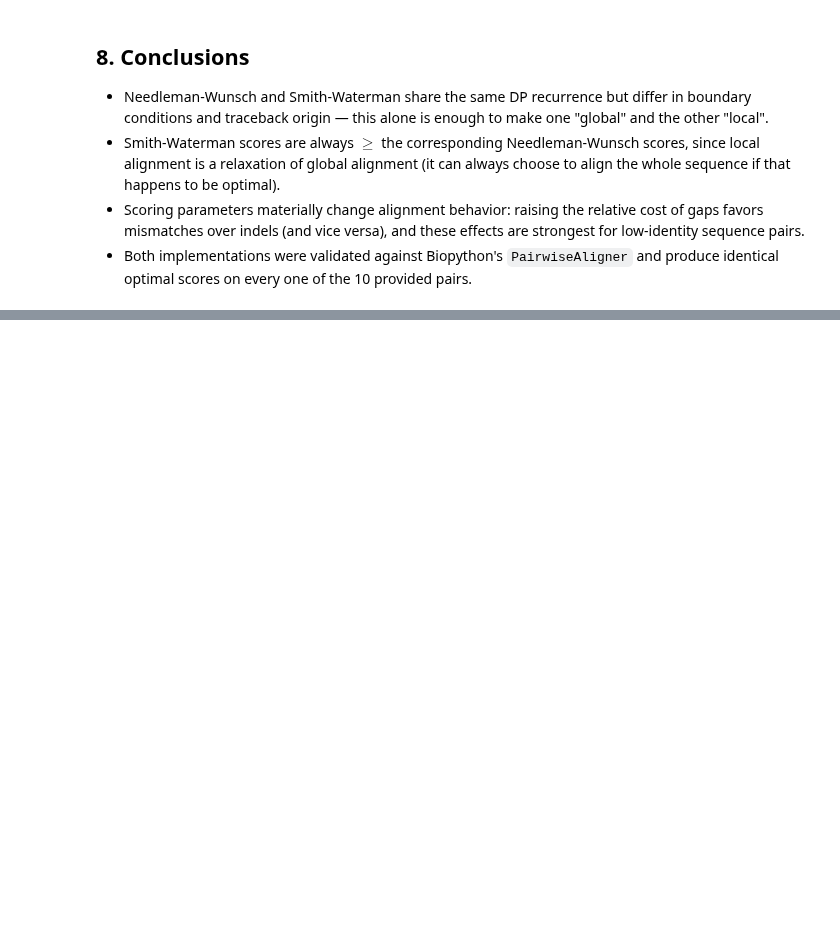
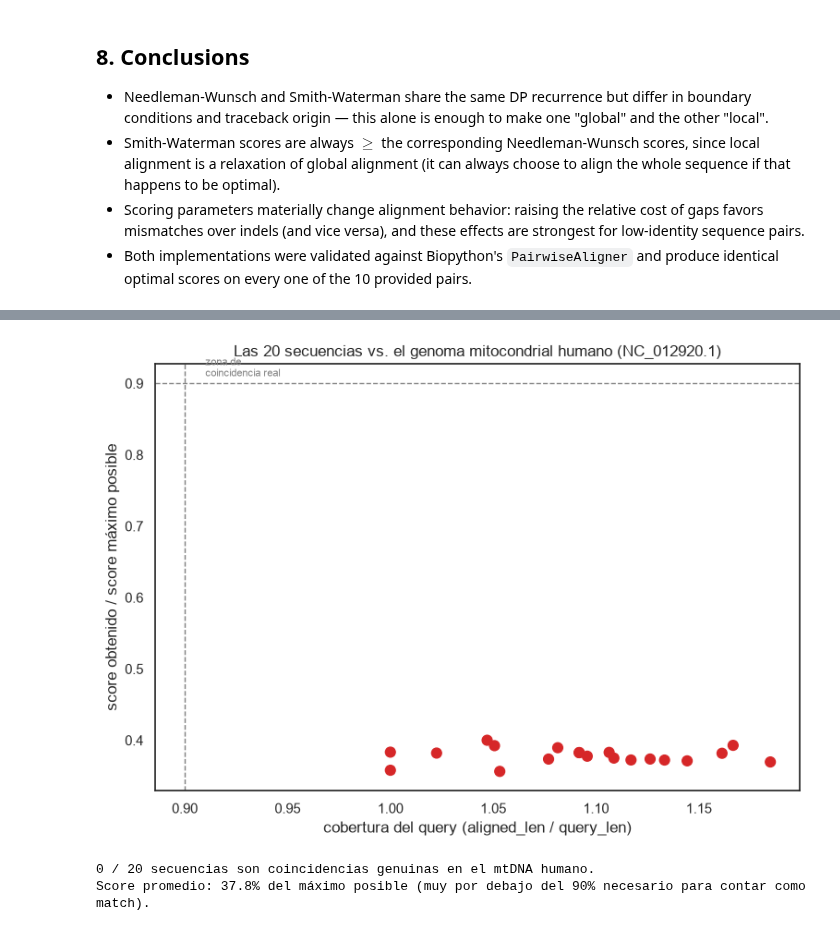
Before and after one commit to RemiH06/Text-Mining, a Jupyter notebook: ADN/Sequence_Alignment.ipynb, the cells around one changed output, grey strips where cells are left out. Drawn from its saved outputs; the diff is of its cells as text; code cells hidden in the pictures; blank space fills up the shorter version.

```diff
--- a/ADN/Sequence_Alignment.ipynb
+++ b/ADN/Sequence_Alignment.ipynb
@@ -349,0 +381,6 @@ performance.
+# %%
+from genome_search import run_search, MATCH_SCORE_THRESHOLD, COVERAGE_THRESHOLD
+
+genome_rows = run_search()
+genome_df = pd.DataFrame(genome_rows)
+genome_df
@@ -349,0 +405,21 @@ performance.
+# %%
+fig, ax = plt.subplots(figsize=(9, 6))
+colors = genome_df["found_in_mtDNA"].map({True: "tab:green", False: "tab:red"})
+ax.scatter(genome_df["coverage"], genome_df["pct_of_max_score"], c=colors, s=60)
+ax.axhline(MATCH_SCORE_THRESHOLD, color="gray", linestyle="--", linewidth=1)
+ax.axvline(COVERAGE_THRESHOLD, color="gray", linestyle="--", linewidth=1)
+ax.set_xlabel("cobertura del query (aligned_len / query_len)")
+ax.set_ylabel("score obtenido / score máximo posible")
+ax.set_title("Las 20 secuencias vs. el genoma mitocondrial humano (NC_012920.1)")
+ax.text(COVERAGE_THRESHOLD + 0.01, MATCH_SCORE_THRESHOLD + 0.01,
+        "zona de\ncoincidencia real", fontsize=8, color="gray")
+plt.show()
+
+n_found = int(genome_df["found_in_mtDNA"].sum())
+print(f"{n_found} / {len(genome_df)} secuencias son coincidencias genuinas en el mtDNA humano.")
+print(f"Score promedio: {genome_df['pct_of_max_score'].mean():.1%} del máximo posible "
+      f"(muy por debajo del {MATCH_SCORE_THRESHOLD:.0%} necesario para contar como match).")
+# %% [output]
+[figure, added]
+0 / 20 secuencias son coincidencias genuinas en el mtDNA humano.
+Score promedio: 37.8% del máximo posible (muy por debajo del 90% necesario para contar como match).
```
Also changed, not shown: parts of 4 cells of this notebook, 4 other files.
